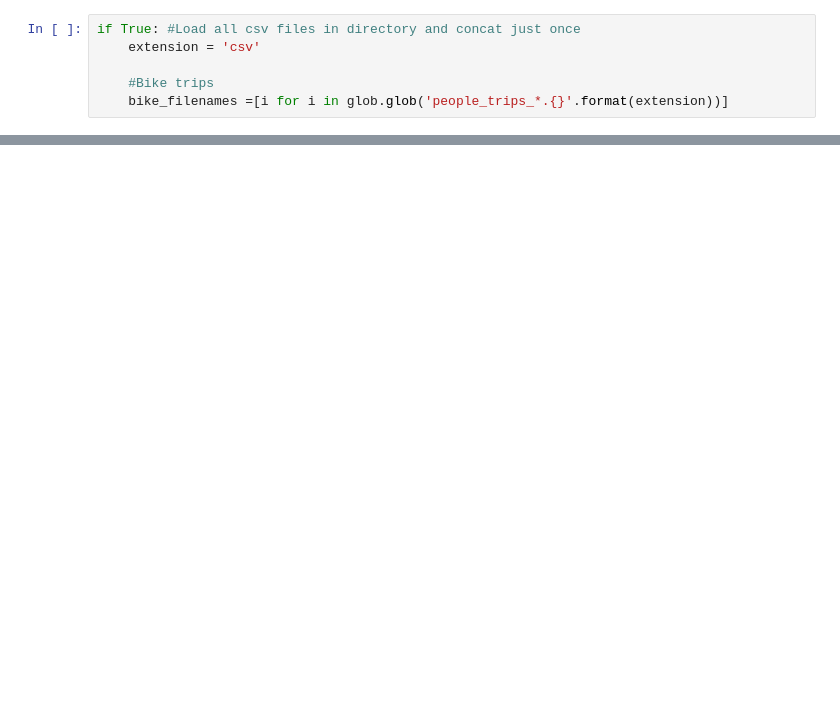
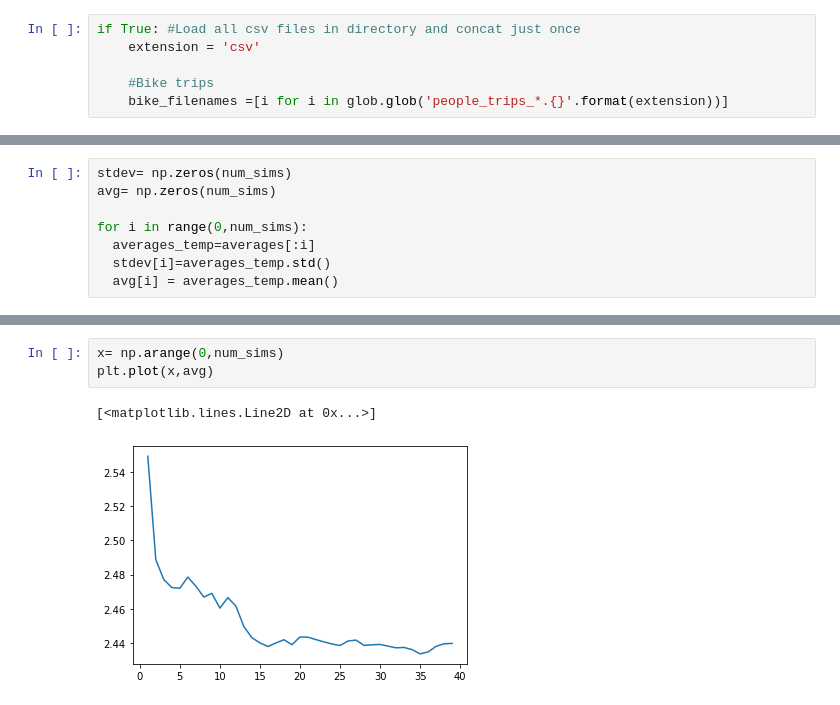
Before and after one commit to CityScope/VehicleClustering, a Jupyter notebook: CS_CityScope_GAMA/postprocessing/num-sims.ipynb, the cells around one changed output, grey strips where cells are left out. Cells and saved outputs as stored; diff of their text form; blank space fills up the shorter version.

```diff
--- a/CS_CityScope_GAMA/postprocessing/num-sims.ipynb
+++ b/CS_CityScope_GAMA/postprocessing/num-sims.ipynb
@@ -37,0 +32,8 @@ for file in bike_filenames:
+# %%
+stdev= np.zeros(num_sims)
+avg= np.zeros(num_sims)
+
+for i in range(0,num_sims):
+  averages_temp=averages[:i]
+  stdev[i]=averages_temp.std()
+  avg[i] = averages_temp.mean()
@@ -37,0 +46,6 @@ for file in bike_filenames:
+# %%
+x= np.arange(0,num_sims)
+plt.plot(x,avg)
+# %% [output]
+[<matplotlib.lines.Line2D at 0x...>]
+[figure, added]
```
Also changed, not shown: parts of 13 cells of this notebook.
